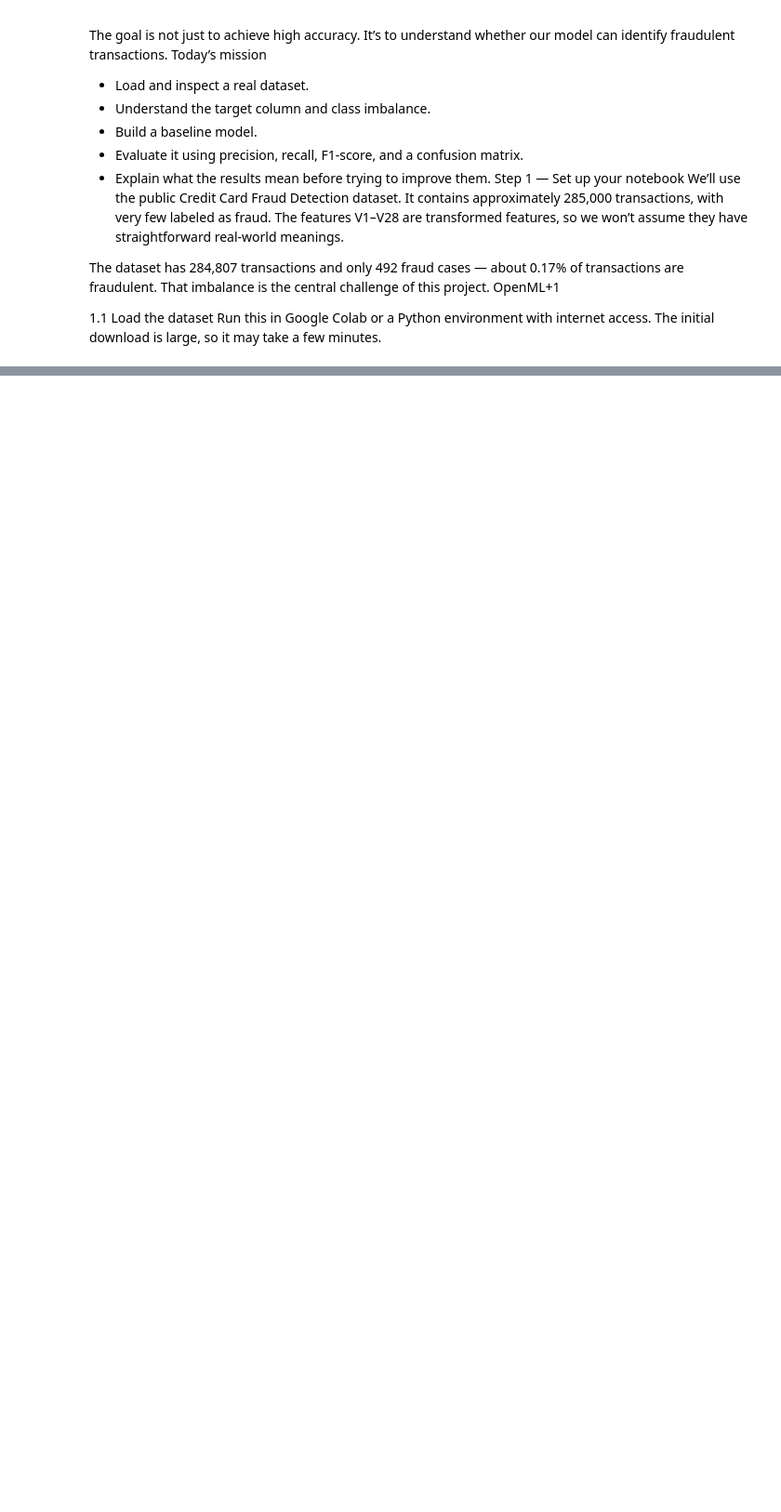
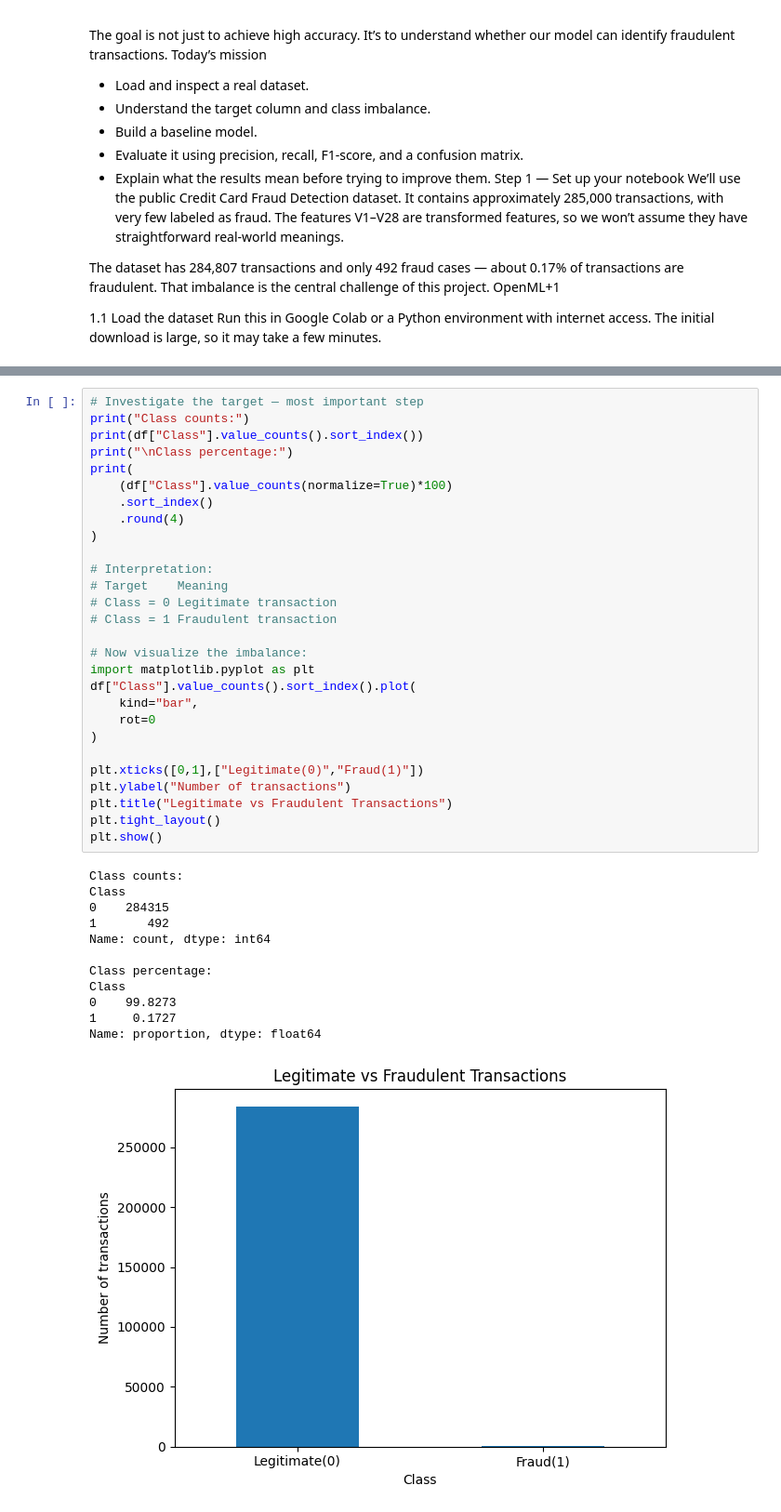
Before and after one commit to RajCodes1996/AIML_ROADMAP_2026, a Jupyter notebook: Main/ML_11_to_18.ipynb, the cells around one changed output, grey strips where cells are left out. Shown at 93% size. Saved outputs shown, nothing was run; the diff lists cells and outputs as text; blank space fills up the shorter version.

```diff
--- a/Main/ML_11_to_18.ipynb
+++ b/Main/ML_11_to_18.ipynb
@@ -2648,0 +2716,41 @@ Run this in Google Colab or a Python environment with internet access. The initi
+# %%
+# Investigate the target — most important step
+print("Class counts:")
+print(df["Class"].value_counts().sort_index())
+print("\nClass percentage:")
+print(
+    (df["Class"].value_counts(normalize=True)*100)
+    .sort_index()
+    .round(4)
+)
+
+# Interpretation:
+# Target	Meaning
+# Class = 0	Legitimate transaction
+# Class = 1	Fraudulent transaction
+
+# Now visualize the imbalance:
+import matplotlib.pyplot as plt
+df["Class"].value_counts().sort_index().plot(
+    kind="bar",
+    rot=0
+)
+
+plt.xticks([0,1],["Legitimate(0)","Fraud(1)"])
+plt.ylabel("Number of transactions")
+plt.title("Legitimate vs Fraudulent Transactions")
+plt.tight_layout()
+plt.show()
+# %% [output]
+Class counts:
+Class
+0    284315
+1       492
+Name: count, dtype: int64
+
+Class percentage:
+Class
+0    99.8273
+1     0.1727
+Name: proportion, dtype: float64
+[figure, added]
```
Also changed, not shown: parts of 14 cells of this notebook.
